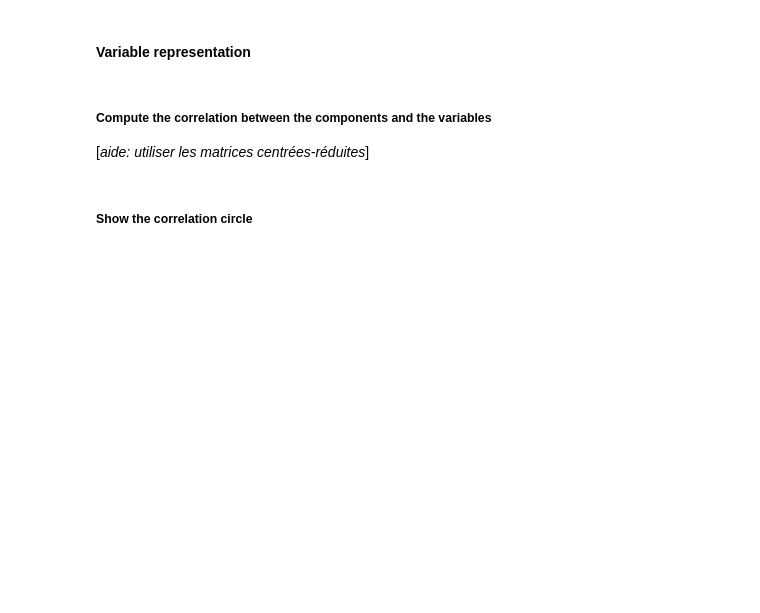
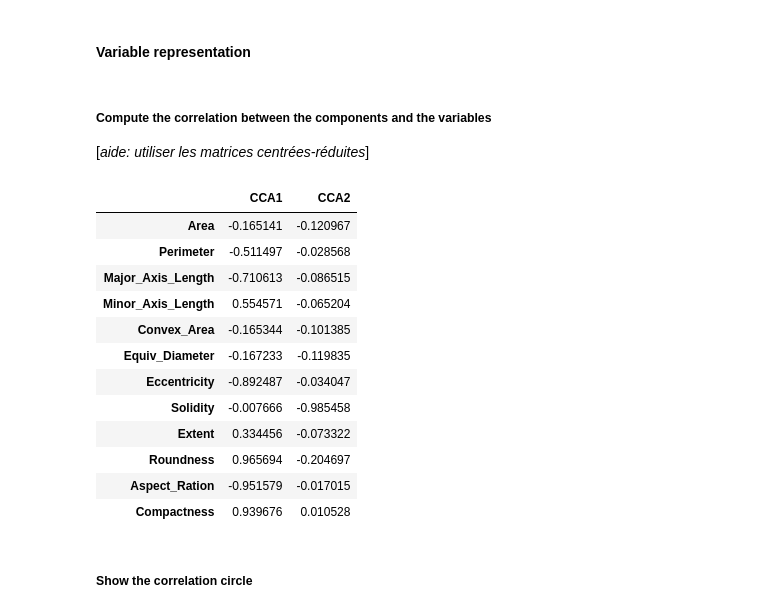
Before and after one commit to Benbakreti0Amine/data_analysis_project_M1CNS, a Jupyter notebook: TD4_5.ipynb, the cells around one changed output. Saved outputs shown, nothing was run; the diff lists cells and outputs as text; code cells hidden in the pictures; blank space fills up the shorter version.

```diff
--- a/TD4_5.ipynb
+++ b/TD4_5.ipynb
@@ -635,5 +720,33 @@ Check the scikit-learn documentation for CCA. Do you need to use the scaled or u
 ##### Compute the correlation between the components and the variables
 
 [*aide: utiliser les matrices centrées-réduites*]
+# %%
+X_all_scaled = StandardScaler().fit_transform(X)
+
+C = np.column_stack([X_p_c[:, 0], X_p_c[:, 1]])
+
+corr_matrix = np.corrcoef(X_all_scaled.T, C.T)[len(X.columns):, :len(X.columns)].T
+
+correlations_df = pd.DataFrame(
+    corr_matrix,
+    index=X.columns,
+    columns=["CCA1", "CCA2"]
+)
+
+correlations_df
+# %% [output]
+|  | CCA1 | CCA2 |
+| Area | -0.165141 | -0.120967 |
+| Perimeter | -0.511497 | -0.028568 |
+| Major_Axis_Length | -0.710613 | -0.086515 |
+| Minor_Axis_Length | 0.554571 | -0.065204 |
+| Convex_Area | -0.165344 | -0.101385 |
+| Equiv_Diameter | -0.167233 | -0.119835 |
+| Eccentricity | -0.892487 | -0.034047 |
+| Solidity | -0.007666 | -0.985458 |
+| Extent | 0.334456 | -0.073322 |
+| Roundness | 0.965694 | -0.204697 |
+| Aspect_Ration | -0.951579 | -0.017015 |
+| Compactness | 0.939676 | 0.010528 |
 # %% [markdown]
 ##### Show the correlation circle
```
Also changed, not shown: parts of 13 cells of this notebook.
